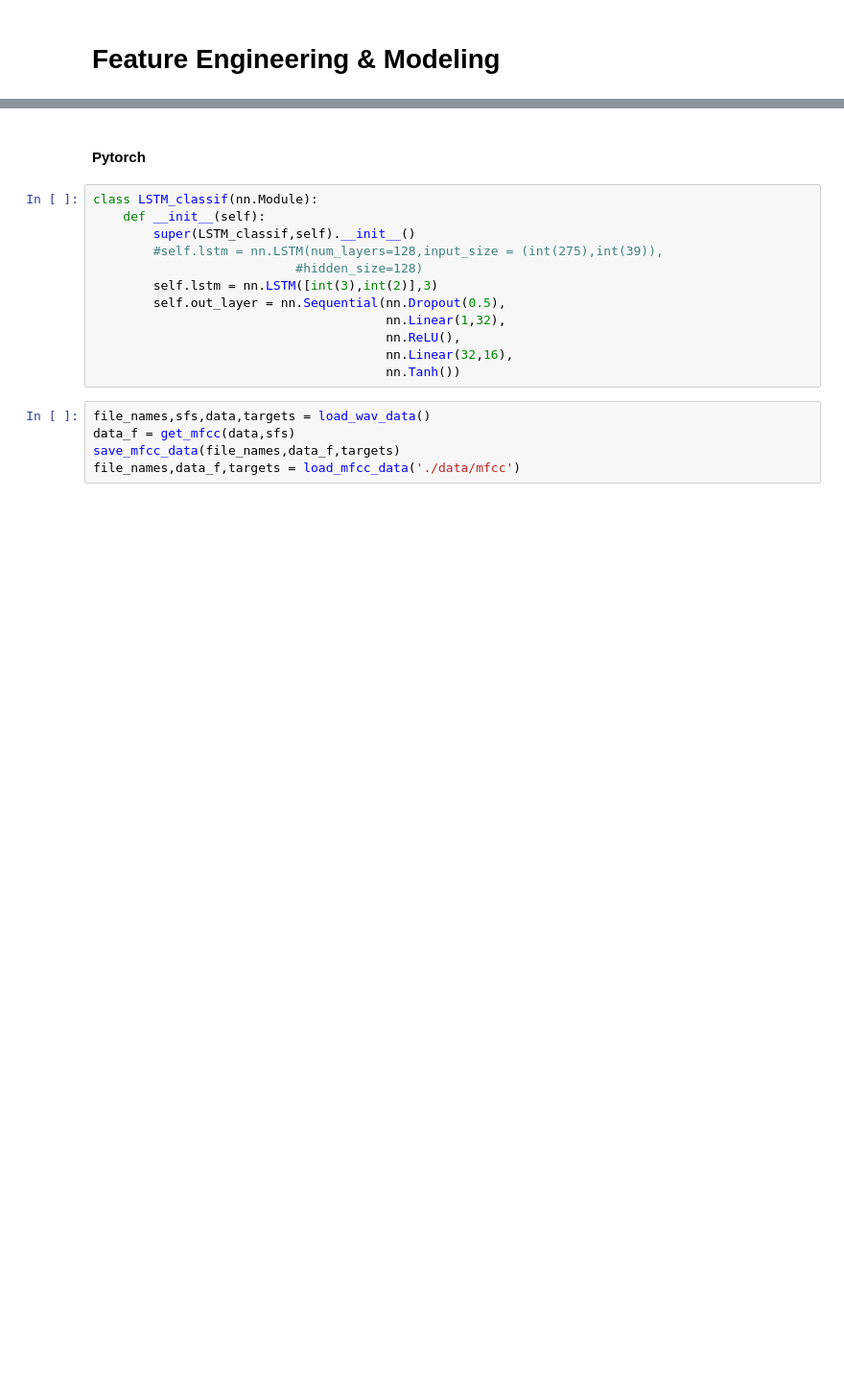
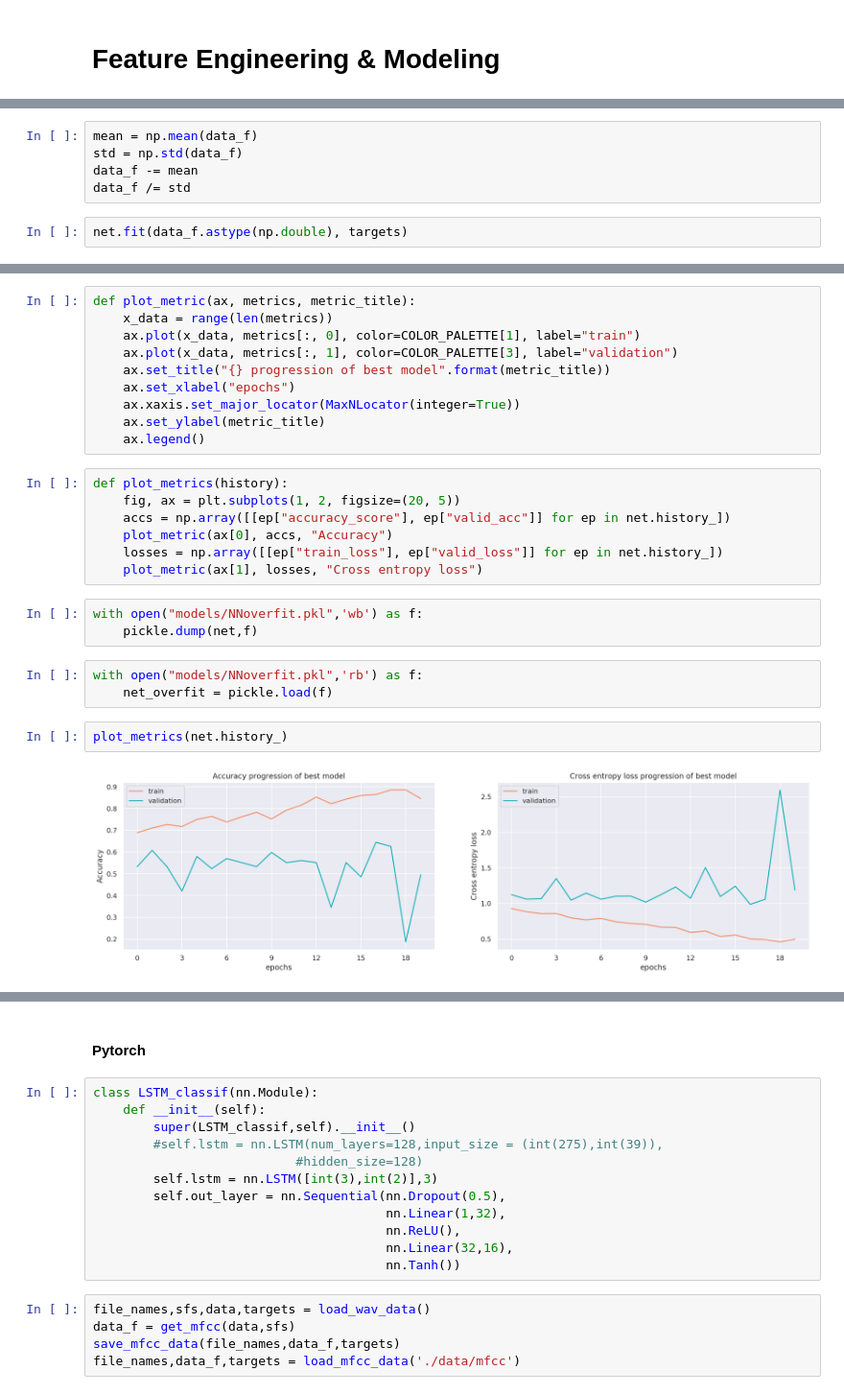
Before and after one commit to ymentha14/EmoDB, a Jupyter notebook: Report_SER.ipynb, the cells around one changed output, grey strips where cells are left out. Shown: that part at 96% size. Drawn from its saved outputs; the diff is of its cells as text; blank space fills up the shorter version.

```diff
--- a/Report_SER.ipynb
+++ b/Report_SER.ipynb
@@ -306,0 +138,7 @@ Using TensorFlow backend.
+# %%
+mean = np.mean(data_f)
+std = np.std(data_f)
+data_f -= mean
+data_f /= std
+# %%
+net.fit(data_f.astype(np.double), targets)
@@ -306,0 +172,27 @@ Using TensorFlow backend.
+# %%
+def plot_metric(ax, metrics, metric_title):
+    x_data = range(len(metrics))
+    ax.plot(x_data, metrics[:, 0], color=COLOR_PALETTE[1], label="train")
+    ax.plot(x_data, metrics[:, 1], color=COLOR_PALETTE[3], label="validation")
+    ax.set_title("{} progression of best model".format(metric_title))
+    ax.set_xlabel("epochs")
+    ax.xaxis.set_major_locator(MaxNLocator(integer=True))
+    ax.set_ylabel(metric_title)
+    ax.legend()
+# %%
+def plot_metrics(history):
+    fig, ax = plt.subplots(1, 2, figsize=(20, 5))
+    accs = np.array([[ep["accuracy_score"], ep["valid_acc"]] for ep in net.history_])
+    plot_metric(ax[0], accs, "Accuracy")
+    losses = np.array([[ep["train_loss"], ep["valid_loss"]] for ep in net.history_])
+    plot_metric(ax[1], losses, "Cross entropy loss")
+# %%
+with open("models/NNoverfit.pkl",'wb') as f:
+    pickle.dump(net,f)
+# %%
+with open("models/NNoverfit.pkl",'rb') as f:
+    net_overfit = pickle.load(f)
+# %%
+plot_metrics(net.history_)
+# %% [output]
+[figure, added]
```
Also changed, not shown: parts of 47 cells of this notebook, 7 other files.
